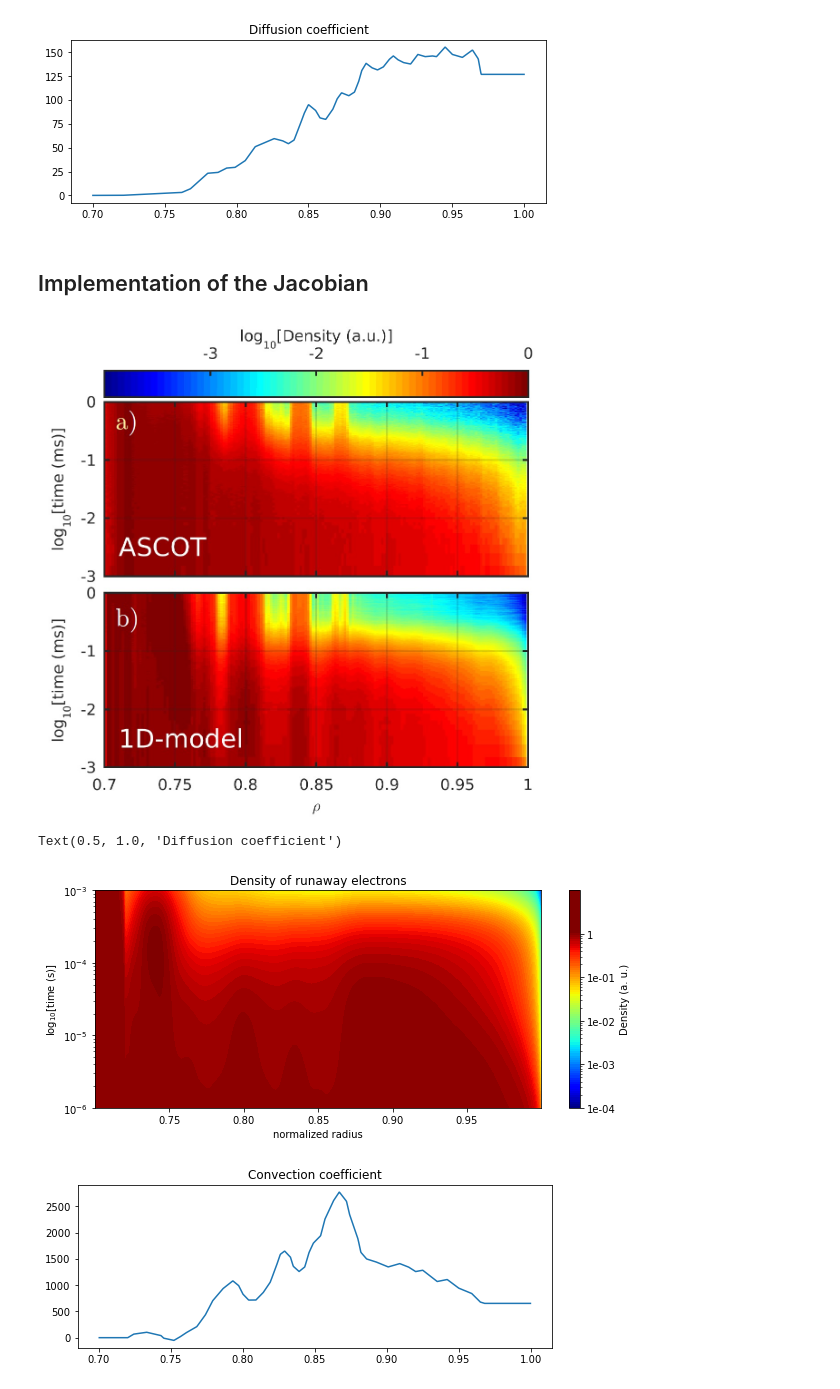
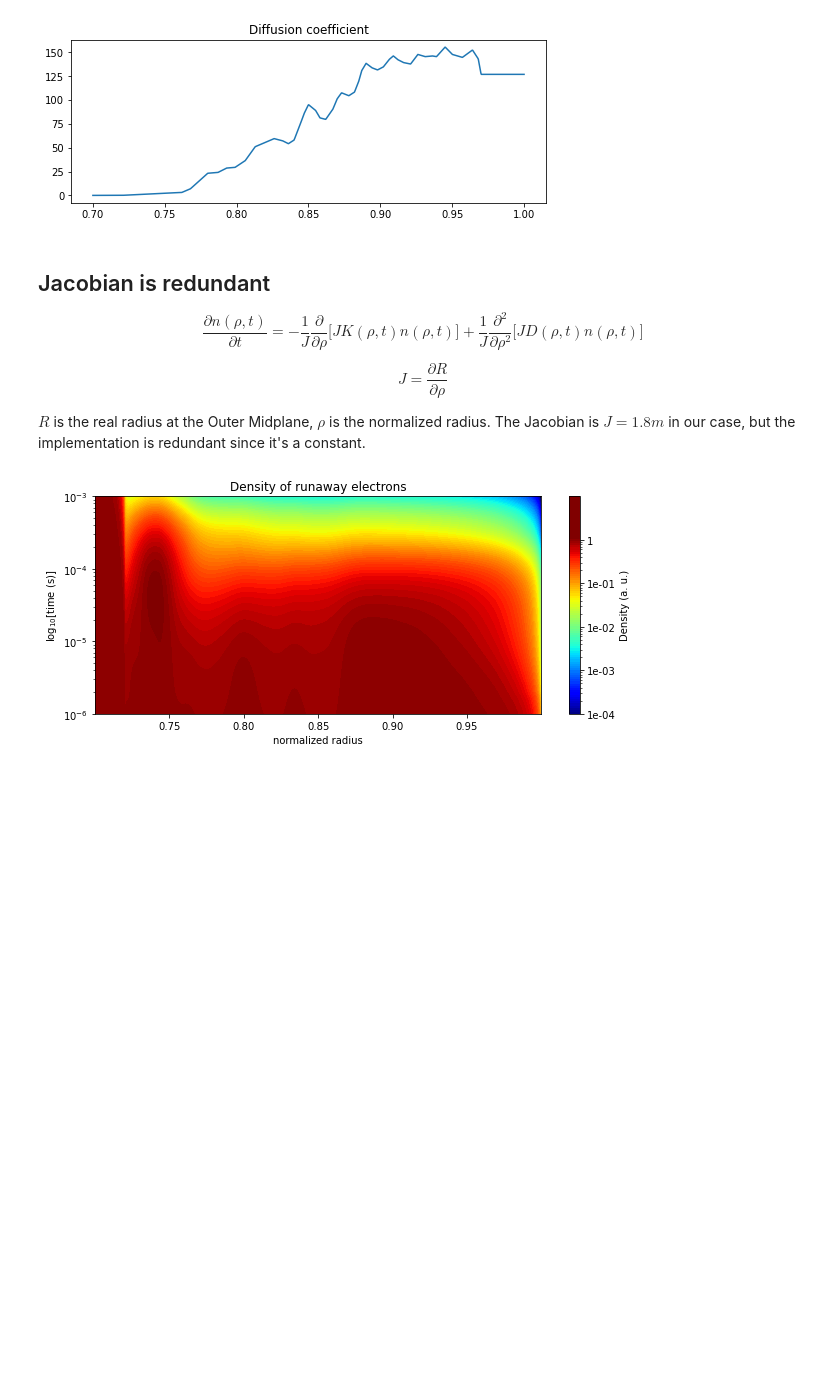
Before and after one commit to leferi99/szakdolgozat, a Jupyter notebook: main_log_EN.ipynb, the cells around one changed output. Drawn from its saved outputs; the diff is of its cells as text; code cells hidden in the pictures; blank space fills up the shorter version.

```diff
--- a/main_log_EN.ipynb
+++ b/main_log_EN.ipynb
@@ -566,96 +512,67 @@ Text(0.5, 1.0, 'Diffusion coefficient')
 [figure]
 [figure]
 [figure]
-# %% [markdown]
-## Implementation of the Jacobian
+# %% [markdown]
+## Jacobian is redundant
+\begin{equation}
+\frac{\partial n(\rho,t)}{\partial t}=- \frac{1}{J}\frac{\partial}{\partial \rho} \Big[JK(\rho,t)n(\rho,t)\Big]+\frac{1}{J}\frac{\partial^2}{\partial \rho^2} \Big[JD(\rho,t)n(\rho,t)\Big]
+\end{equation}
+
+\begin{equation}
+J=\frac{\partial R}{\partial \rho}
+\end{equation}
+
+$R$ is the real radius at the Outer Midplane, $\rho$ is the normalized radius.
+The Jacobian is $J=1.8m$ in our case, but the implementation is redundant since it's a constant.
 # %%
-## Jacobian implemented - is it correct?
-## CYLINDRICAL GRID!
+## Jacobian implemented, but it is redundant
 ## uniform density distribution as initial condition
-
-## coefficient data from CSV file
 conv_data = np.genfromtxt('convC.txt', delimiter=',')
 diff_data = np.genfromtxt('diffC.txt', delimiter=',')
-
 R_from = 0.7  ## inner radius in meters
 R_to = 1.0  ## outer radius in meters
 nr = 1000  ## number of mesh cells - because of the smoothing, this should be 1000 or higher
 dr = (R_to - R_from) / nr  ## distance between the centers of the mesh cells
 duration = 0.001  ## length of examined time evolution in seconds
 nt = 1000  ## number of timesteps
-dt = duration / nt  ## length of one timestep
-
-## arrays for interpolated coefficient vales
+dt = duration / nt  ## length of one timesteps
 conv_i = np.zeros((nr, 2))
 diff_i = np.zeros((nr, 2))
-## filling up the arrays with spatial coordinates
 for i in range(conv_i.shape[0]):
     conv_i[i, 0] = R_from + (i * dr) + (dr / 2)
 
 for i in range(diff_i.shape[0]):
     diff_i[i, 0] = R_from + (i * dr) + (dr / 2)
 
-## interpolation of the coeficients
 conv_i[:,1] = np.interp(conv_i[:,0],conv_data[:,0],conv_data[:,1])
 diff_i[:,1] = np.interp(diff_i[:,0],diff_data[:,0],diff_data[:,1])
-## smoothing with Savitzky-Golay filter
-#conv_i[:,1] = savgol_filter(conv_i[:,1],math.ceil(nr/50) + 1,3)
-#diff_i[:,1] = savgol_filter(diff_i[:,1],math.ceil(nr/50) + 1,3)
-
-## 3D array for storing the density with the correspondant radius values
-## the density values corresponding to the n-th timestep will be in the n-th line
 solution = np.zeros((nt,nr,2))
-## loading the radial coordinates into the array
 for j in range(nr):
     solution[:,j,0] = (j * dr) + (dr / 2) + R_from
 
-mesh = fp.CylindricalGrid1D(dx=dr, nx=nr)  ## 1D mesh based on the radial coordinates
+mesh = fp.Grid1D(dx=dr, nx=nr)  ## 1D mesh based on the radial coordinates
 mesh = mesh + (0.7,)  ## translating the mesh to r=0.7
 n = fp.CellVariable(mesh=mesh)  ## fipy.CellVariable for the density solution in each timestep
 rRadius = fp.CellVariable(mesh=mesh)  ## real radius at OMP
 rRadius.setValue(1.8 * mesh.x)
 J = rRadius.grad.dot([[1]])  ## implementation of Jacobian
-
-## space dependent diffusion coefficient
 dC = diff_i[:,1]
 diffCoeff = fp.CellVariable(mesh=mesh, value=dC)
-## space dependent convection coefficient - must be a vector
 cC = conv_i[:,1]
 convCoeff = fp.CellVariable(mesh=mesh, value=[cC])
-
-## applying initial conditions
 n.setValue(1.0)
-
-## boundary conditions
 gradLeft = (0.,)  ## density gradient (at the "left side of the radius") - must be a vector
 valueRight = 0.  ## density value (at the "right end of the radius")
 n.faceGrad.constrain(gradLeft, where=mesh.facesLeft)  ## applying Neumann boundary condition
 n.constrain(valueRight, where=mesh.facesRight)  ## applying Dirichlet boundary condition
 convCoeff.setValue(0, where=mesh.x<(R_from + dr))  ## convection coefficient 0 at the inner edge
 diffCoeff.setValue(0.001, where=mesh.x<(R_from + dr))
-
-## the PDE
-eq = (fp.TransientTerm(J) == fp.DiffusionTerm(coeff=diffCoeff)
-      - fp.ConvectionTerm(coeff=convCoeff))
-
-## Solving the PDE and storing the data
+eq = (fp.TransientTerm(J) == fp.DiffusionTerm(coeff=J * diffCoeff)
+      - fp.ConvectionTerm(coeff=J * convCoeff))
 for i in range(nt):
     eq.solve(var=n, dt=dt)
     solution[i,0:nr,1]=copy.deepcopy(n.value)
 
-from IPython.display import Image, display
-display(Image(filename='reference.jpg', width=520))
-
 plot_solution(solution, levels=100, logdiff=5, ticks=5, figsize=(10,4))
-
-fig_conv = plt.figure(figsize=(8.5,3))
-plt.plot(*conv_i.T)
-plt.title('Convection coefficient')
-fig_diff = plt.figure(figsize=(8.5,3))
-plt.plot(*diff_i.T)
-plt.title('Diffusion coefficient')
 # %% [output]
-[figure, old version]
+[figure, new version]
-Text(0.5, 1.0, 'Diffusion coefficient')
-[figure, removed]
-[figure, removed]
```
Also changed, not shown: parts of 10 cells of this notebook.
